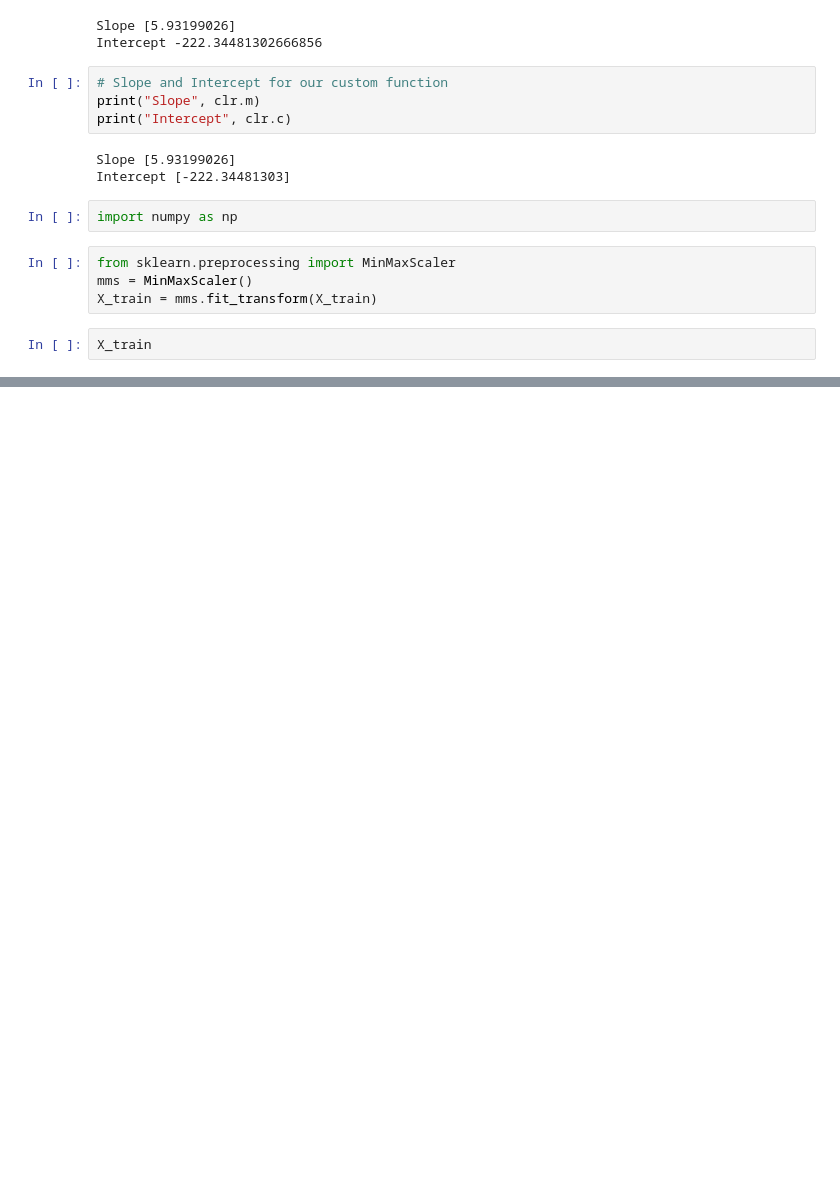
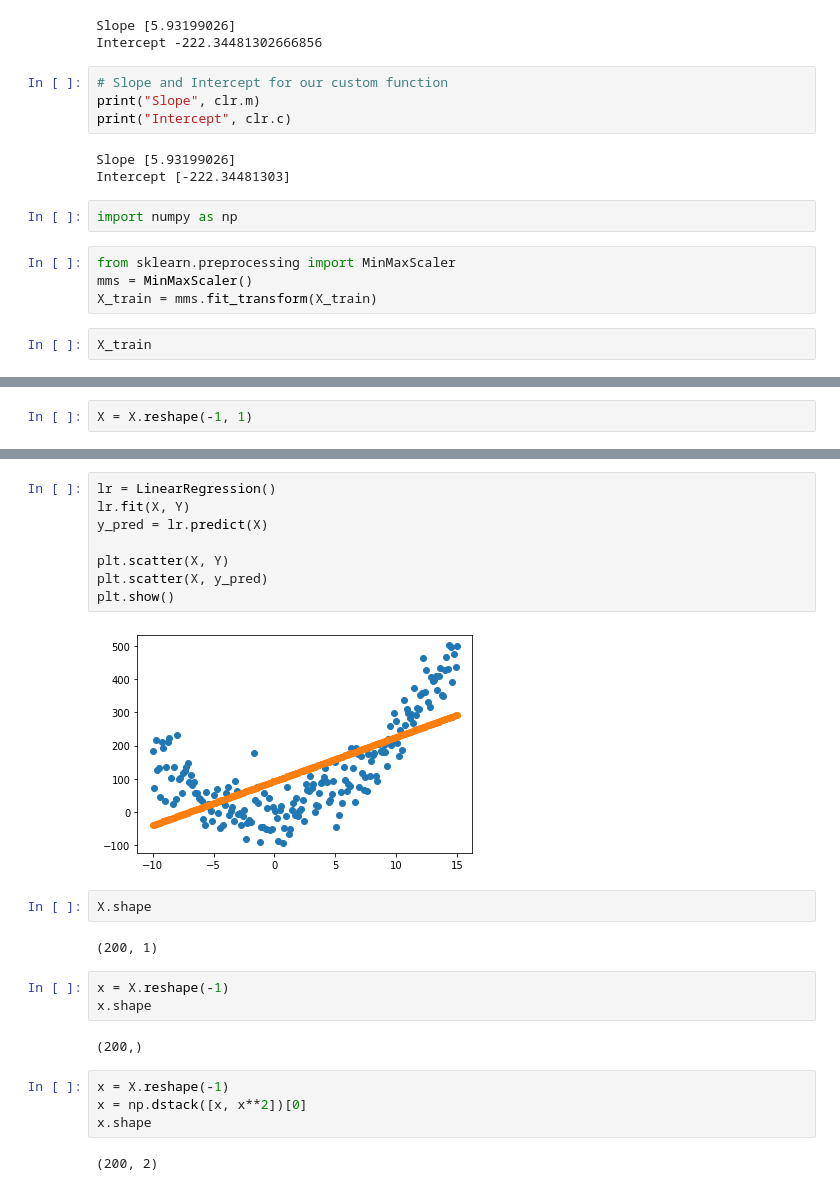
Before and after one commit to Pepcoders/Data-Science-February, a Jupyter notebook: Linear Regression/Linear_Regression.ipynb, the cells around one changed output, grey strips where cells are left out. Cells and saved outputs as stored; diff of their text form; blank space fills up the shorter version.

```diff
--- a/Linear Regression/Linear_Regression.ipynb
+++ b/Linear Regression/Linear_Regression.ipynb
@@ -258,0 +263,2 @@ array([74.93851796])
+# %%
+X = X.reshape(-1, 1)
@@ -258,0 +269,25 @@ array([74.93851796])
+# %%
+lr = LinearRegression()
+lr.fit(X, Y)
+y_pred = lr.predict(X)
+
+plt.scatter(X, Y)
+plt.scatter(X, y_pred)
+plt.show()
+# %% [output]
+[figure, added]
+# %%
+X.shape
+# %% [output]
+(200, 1)
+# %%
+x = X.reshape(-1)
+x.shape
+# %% [output]
+(200,)
+# %%
+x = X.reshape(-1)
+x = np.dstack([x, x**2])[0]
+x.shape
+# %% [output]
+(200, 2)
```
Also changed, not shown: parts of 18 cells of this notebook.
